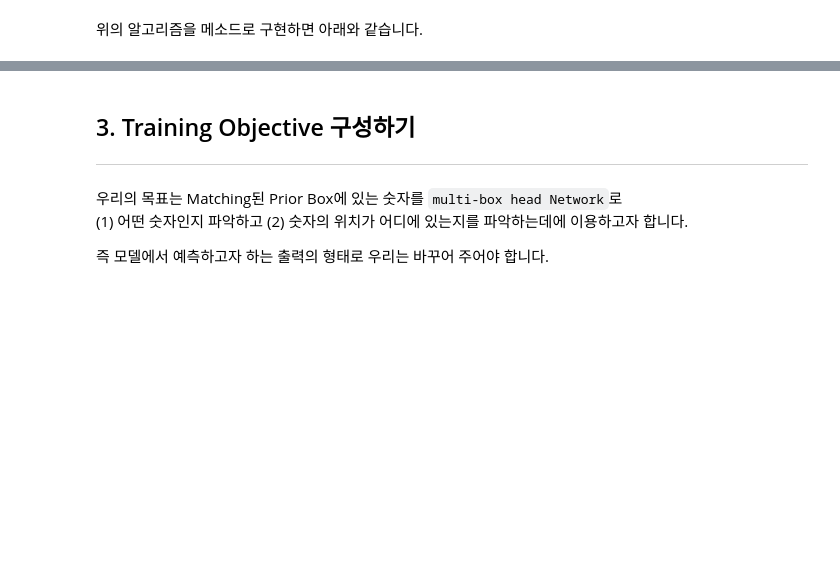
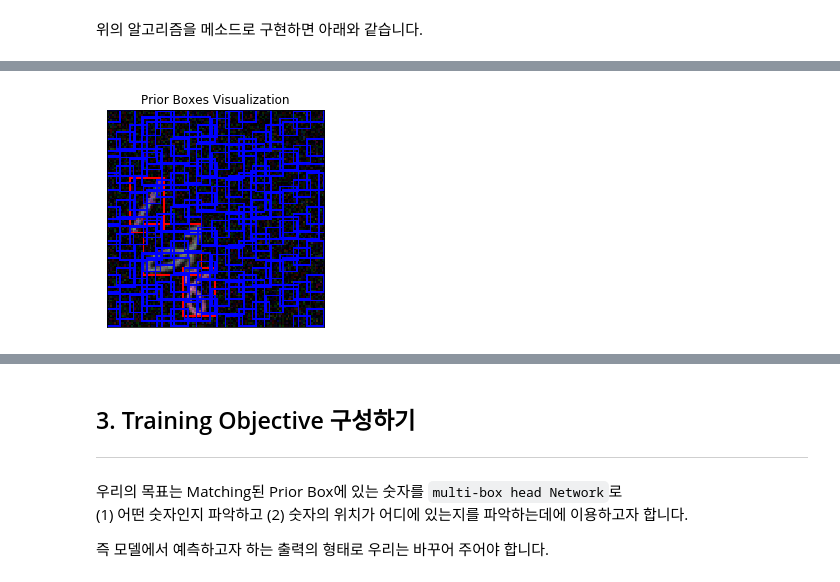
Before and after one commit to hwanginsun/SSD-object-detection, a Jupyter notebook: scripts/3. Set-Up Prior Boxes.ipynb, the cells around one changed output, grey strips where cells are left out. Drawn from its saved outputs; the diff is of its cells as text; code cells hidden in the pictures; blank space fills up the shorter version.

```diff
--- a/scripts/3. Set-Up Prior Boxes.ipynb
+++ b/scripts/3. Set-Up Prior Boxes.ipynb
@@ -319,0 +366,10 @@ plt.show()
+# %%
+visualized = draw_rectangle(visualized, pr_boxes[::50],
+                            color=(0,0,255))
+plt.title("Prior Boxes Visualization")
+plt.xticks([])
+plt.yticks([])
+plt.imshow(visualized)
+plt.show()
+# %% [output]
+[figure, added]
```
Also changed, not shown: parts of 31 cells of this notebook, 4 other files.
